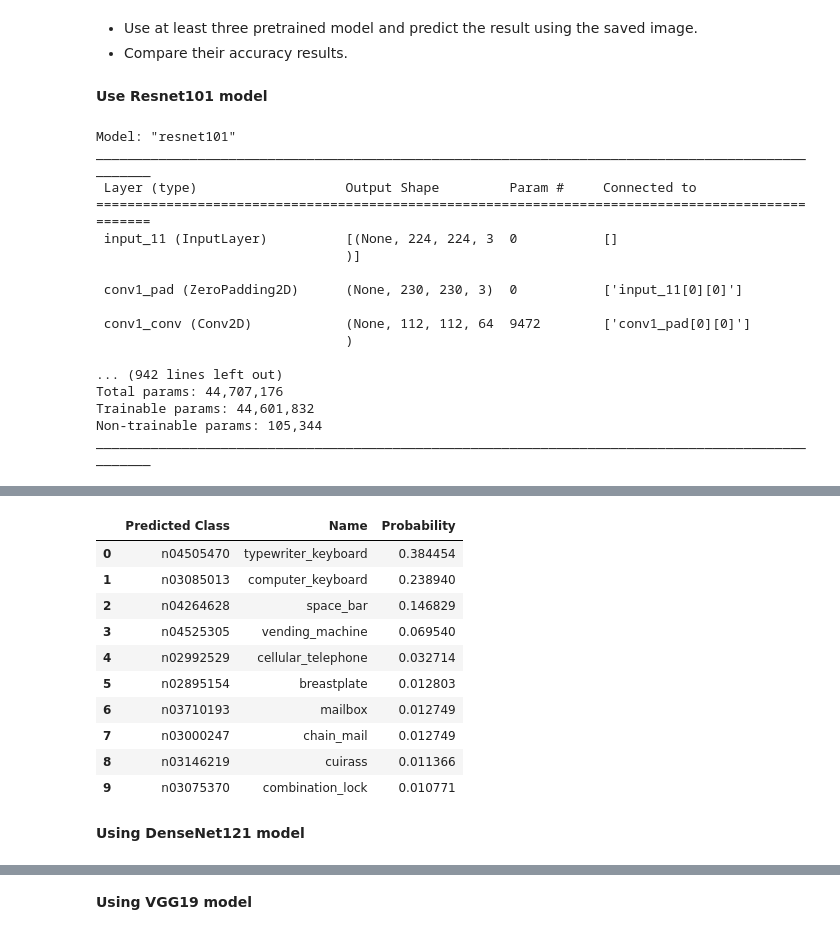
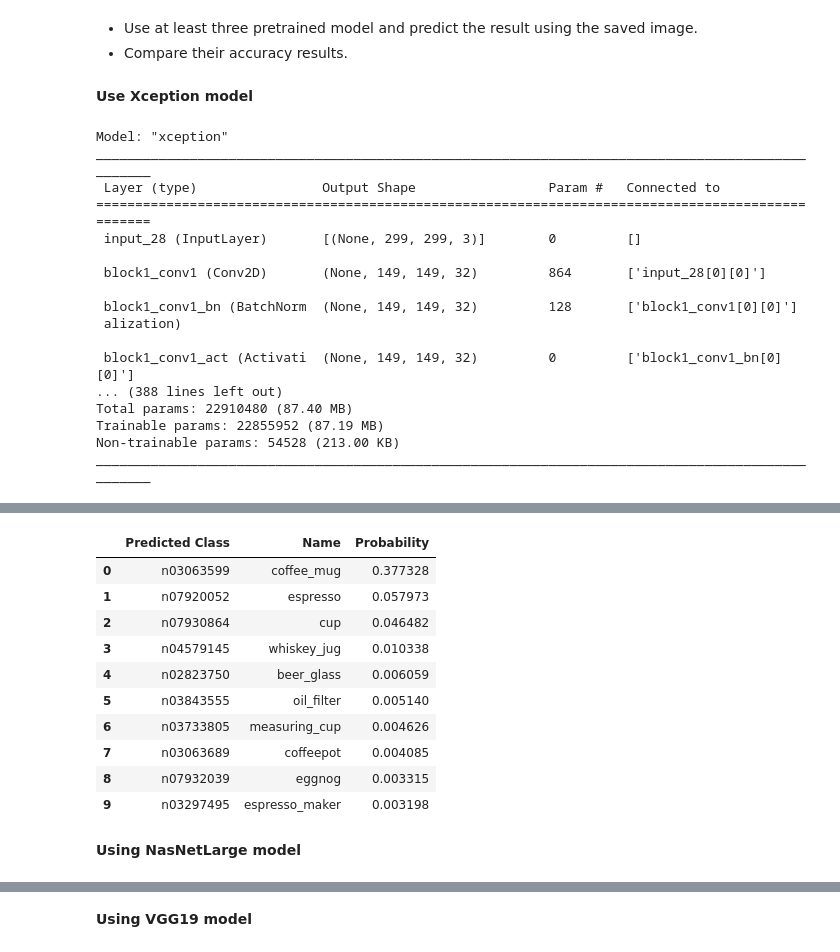
Before and after one commit to HuuuWasabe/CPE-313, a Jupyter notebook: HOA2_3_SanGabriel_CNN_Network_Architectures.ipynb, the cells around one changed output, grey strips where cells are left out. Cells and saved outputs as stored; diff of their text form; code cells hidden in the pictures.

Commit message:
Pre-trained models

```diff
--- a/HOA2_3_SanGabriel_CNN_Network_Architectures.ipynb
+++ b/HOA2_3_SanGabriel_CNN_Network_Architectures.ipynb
@@ -61,9 +61,13 @@ def save_webcam_image(img_path):
 * Place a clock or any object
 * Display the saved image
 # %%
-img_path = "webcam_test_img.png"
+img_path = "webcam_test_img_2.png"
 
+## If using colab convert image into (244,244) else use the code below
+'''
 if save_webcam_image(img_path) is False:
     # Webcam not active, use the Dog Image
     img_path = "rocking_chair.jpg"
     print("Using the Test Rocking Chair Image: {}".format(img_path))
+
+'''
@@ -70,5 +76,3 @@ if save_webcam_image(img_path) is False:
-# %%
-img_path = "webcam_test_img_resize_1.png"
 # %%
 plt.imshow(cv2.imread(img_path))
 # %% [output]
@@ -187,32 +193,32 @@ Interpret the result using RESNET50 pretrained model
 * Use at least three pretrained model and predict the result using the saved image.
 * Compare their accuracy results.
 # %% [markdown]
-**Use Resnet101 model**
+**Use Xception model**
 # %%
 #### type your code here
 
-from keras.applications import resnet
+from keras.applications import xception
 
-resnet101_model = resnet.ResNet101(weights='imagenet')
-resnet101_model.summary()
+xception_model = xception.Xception(weights='imagenet')
+xception_model.summary()
 # %% [output]
-Model: "resnet101"
+Model: "xception"
 __________________________________________________________________________________________________
- Layer (type)                   Output Shape         Param #     Connected to
+ Layer (type)                Output Shape                 Param #   Connected to
 ==================================================================================================
- input_11 (InputLayer)          [(None, 224, 224, 3  0           []
-                                )]
+ input_28 (InputLayer)       [(None, 299, 299, 3)]        0         []
 
- conv1_pad (ZeroPadding2D)      (None, 230, 230, 3)  0           ['input_11[0][0]']
+ block1_conv1 (Conv2D)       (None, 149, 149, 32)         864       ['input_28[0][0]']
 
- conv1_conv (Conv2D)            (None, 112, 112, 64  9472        ['conv1_pad[0][0]']
-                                )
+ block1_conv1_bn (BatchNorm  (None, 149, 149, 32)         128       ['block1_conv1[0][0]']
+ alization)
 
-... (942 lines left out)
-Total params: 44,707,176
-Trainable params: 44,601,832
-Non-trainable params: 105,344
+ block1_conv1_act (Activati  (None, 149, 149, 32)         0         ['block1_conv1_bn[0][0]']
+... (388 lines left out)
+Total params: 22910480 (87.40 MB)
+Trainable params: 22855952 (87.19 MB)
+Non-trainable params: 54528 (213.00 KB)
 __________________________________________________________________________________________________
 # %%
-predict_image(resnet101_model, img_path, resnet.preprocess_input, resnet.decode_predictions)
+predict_image(xception_model, img_path, xception.preprocess_input, xception.decode_predictions, (299, 299))
 # %% [output]
@@ -220,14 +226,14 @@ predict_image(resnet101_model, img_path, resnet.preprocess_input, resnet.decode_
 |  | Predicted Class | Name | Probability |
-| 0 | n04505470 | typewriter_keyboard | 0.384454 |
-| 1 | n03085013 | computer_keyboard | 0.238940 |
-| 2 | n04264628 | space_bar | 0.146829 |
-| 3 | n04525305 | vending_machine | 0.069540 |
-| 4 | n02992529 | cellular_telephone | 0.032714 |
-| 5 | n02895154 | breastplate | 0.012803 |
-| 6 | n03710193 | mailbox | 0.012749 |
-| 7 | n03000247 | chain_mail | 0.012749 |
-| 8 | n03146219 | cuirass | 0.011366 |
-| 9 | n03075370 | combination_lock | 0.010771 |
+| 0 | n03063599 | coffee_mug | 0.377328 |
+| 1 | n07920052 | espresso | 0.057973 |
+| 2 | n07930864 | cup | 0.046482 |
+| 3 | n04579145 | whiskey_jug | 0.010338 |
+| 4 | n02823750 | beer_glass | 0.006059 |
+| 5 | n03843555 | oil_filter | 0.005140 |
+| 6 | n03733805 | measuring_cup | 0.004626 |
+| 7 | n03063689 | coffeepot | 0.004085 |
+| 8 | n07932039 | eggnog | 0.003315 |
+| 9 | n03297495 | espresso_maker | 0.003198 |
 # %% [markdown]
-**Using DenseNet121 model**
+**Using NasNetLarge model**
 # %%
```
Also changed, not shown: parts of 17 cells of this notebook.
